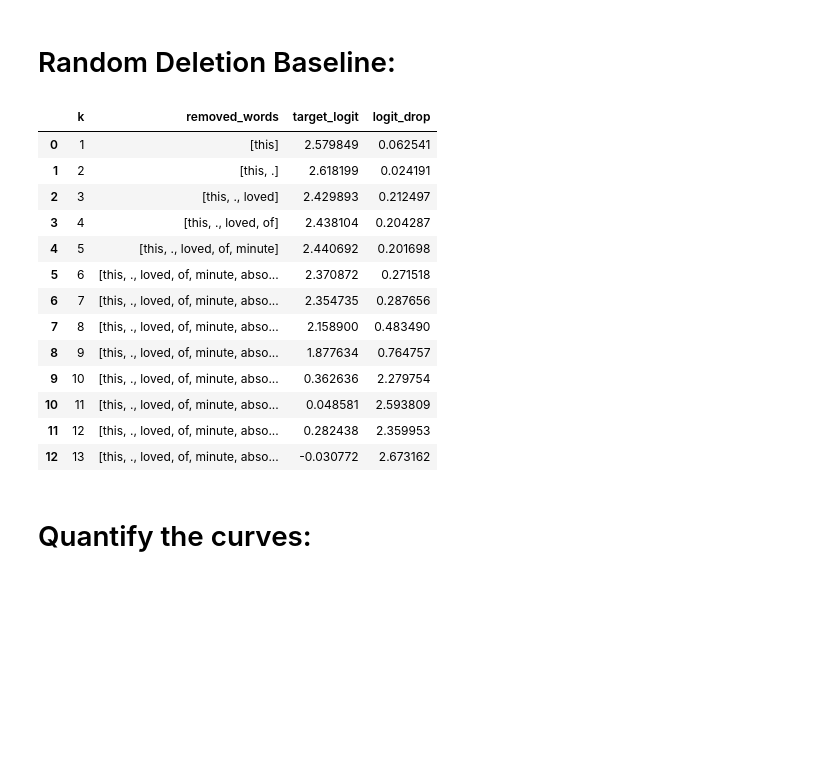
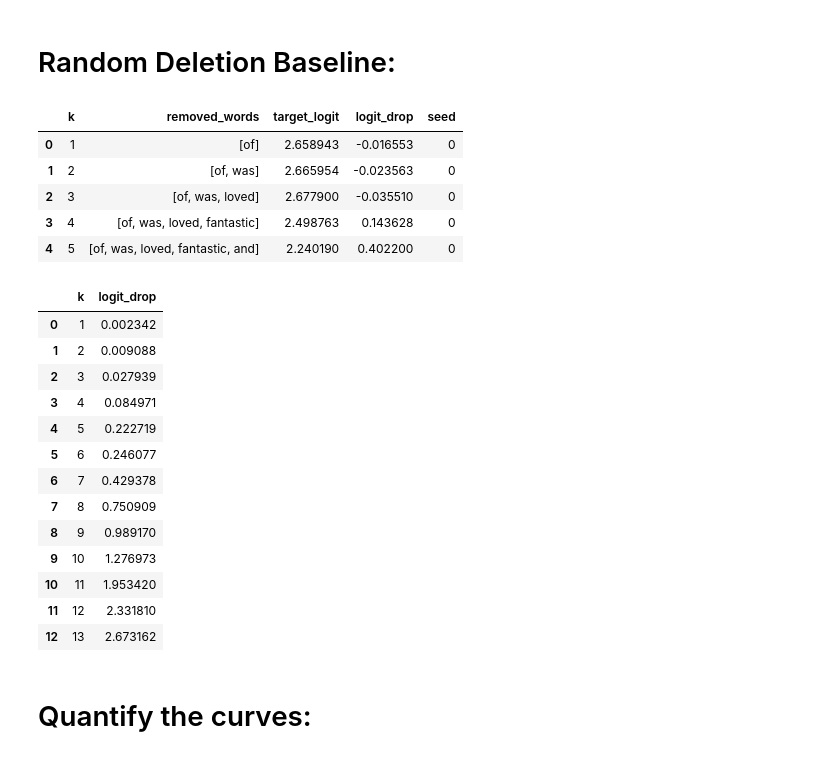
Before and after one commit to jordan-dsouza/xray-transformers, a Jupyter notebook: notebooks/robustness.ipynb, the cells around one changed output. Drawn from its saved outputs; the diff is of its cells as text; code cells hidden in the pictures; blank space fills up the shorter version.

```diff
--- a/notebooks/robustness.ipynb
+++ b/notebooks/robustness.ipynb
@@ -509,24 +509,57 @@ def random_deletion_curve(text, max_k=None, seed=42):
 
     return pd.DataFrame(results)
 # %%
-random_curve_df = random_deletion_curve(test_texts[0])
+seeds = range(10)
 
-random_curve_df
+random_curves = []
+
+for seed in seeds:
+    curve_df = random_deletion_curve(
+        test_texts[0],
+        seed=seed
+    )
+
+    curve_df["seed"] = seed
+    random_curves.append(curve_df)
+
+random_curves_df = pd.concat(
+    random_curves,
+    ignore_index=True
+)
+
+random_curves_df.head()
 # %% [output]
-|  | k | removed_words | target_logit | logit_drop |
-| 0 | 1 | [this] | 2.579849 | 0.062541 |
-| 1 | 2 | [this, .] | 2.618199 | 0.024191 |
-| 2 | 3 | [this, ., loved] | 2.429893 | 0.212497 |
-| 3 | 4 | [this, ., loved, of] | 2.438104 | 0.204287 |
-| 4 | 5 | [this, ., loved, of, minute] | 2.440692 | 0.201698 |
-| 5 | 6 | [this, ., loved, of, minute, abso... | 2.370872 | 0.271518 |
-| 6 | 7 | [this, ., loved, of, minute, abso... | 2.354735 | 0.287656 |
-| 7 | 8 | [this, ., loved, of, minute, abso... | 2.158900 | 0.483490 |
-| 8 | 9 | [this, ., loved, of, minute, abso... | 1.877634 | 0.764757 |
-| 9 | 10 | [this, ., loved, of, minute, abso... | 0.362636 | 2.279754 |
-| 10 | 11 | [this, ., loved, of, minute, abso... | 0.048581 | 2.593809 |
-| 11 | 12 | [this, ., loved, of, minute, abso... | 0.282438 | 2.359953 |
-| 12 | 13 | [this, ., loved, of, minute, abso... | -0.030772 | 2.673162 |
+|  | k | removed_words | target_logit | logit_drop | seed |
+| 0 | 1 | [of] | 2.658943 | -0.016553 | 0 |
+| 1 | 2 | [of, was] | 2.665954 | -0.023563 | 0 |
+| 2 | 3 | [of, was, loved] | 2.677900 | -0.035510 | 0 |
+| 3 | 4 | [of, was, loved, fantastic] | 2.498763 | 0.143628 | 0 |
+| 4 | 5 | [of, was, loved, fantastic, and] | 2.240190 | 0.402200 | 0 |
+# %%
+# Mean random curve:
+mean_random_curve = (
+    random_curves_df
+    .groupby("k")["logit_drop"]
+    .mean()
+    .reset_index()
+)
+
+mean_random_curve
+# %% [output]
+|  | k | logit_drop |
+| 0 | 1 | 0.002342 |
+| 1 | 2 | 0.009088 |
+| 2 | 3 | 0.027939 |
+| 3 | 4 | 0.084971 |
+| 4 | 5 | 0.222719 |
+| 5 | 6 | 0.246077 |
+| 6 | 7 | 0.429378 |
+| 7 | 8 | 0.750909 |
+| 8 | 9 | 0.989170 |
+| 9 | 10 | 1.276973 |
+| 10 | 11 | 1.953420 |
+| 11 | 12 | 2.331810 |
+| 12 | 13 | 2.673162 |
 # %% [markdown]
 # Quantify the curves:
 # %% [markdown]
```
Also changed, not shown: parts of 28 cells of this notebook.
